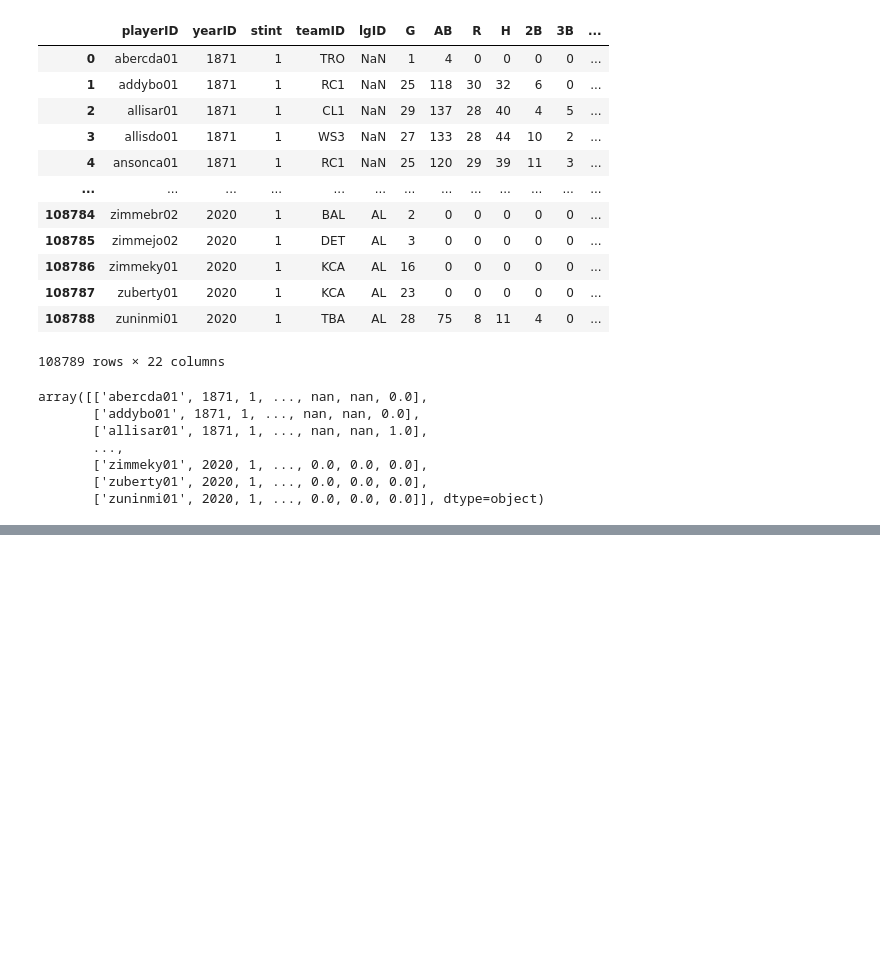
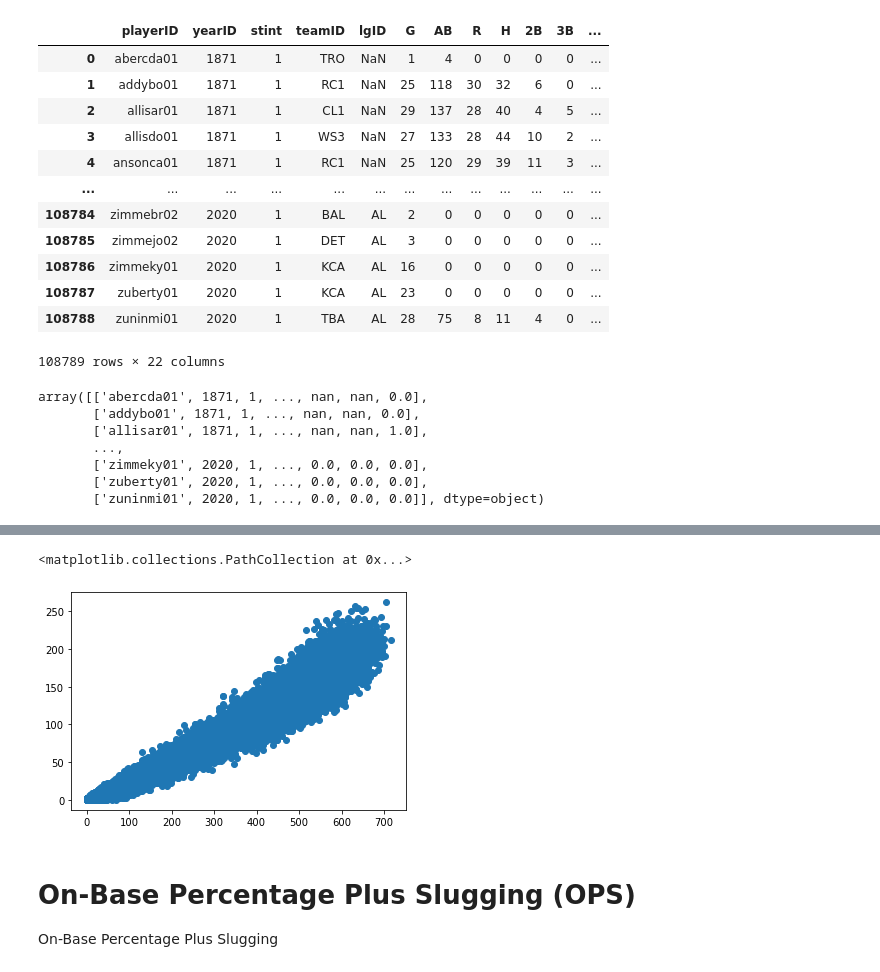
Before and after one commit to matthewjchin/Basics-of-Sabermetrics, a Jupyter notebook: Slugging.ipynb, the cells around one changed output, grey strips where cells are left out. Drawn from its saved outputs; the diff is of its cells as text; code cells hidden in the pictures; blank space fills up the shorter version.

```diff
--- a/Slugging.ipynb
+++ b/Slugging.ipynb
@@ -127,0 +174,10 @@ for a in slugarr:
+# %%
+# Test scatterplot
+plt.scatter(slugpct.AB, slugpct.H)
+# %% [output]
+<matplotlib.collections.PathCollection at 0x...>
+[figure, added]
+# %% [markdown]
+<h1>On-Base Percentage Plus Slugging (OPS)</h1>
+
+On-Base Percentage Plus Slugging
```
Also changed, not shown: parts of 6 cells of this notebook, 2 other files.
